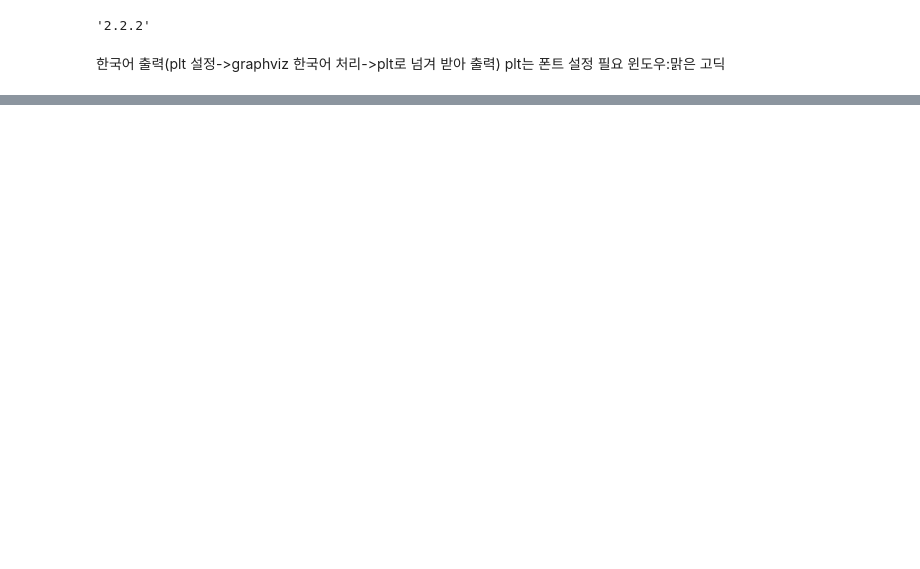
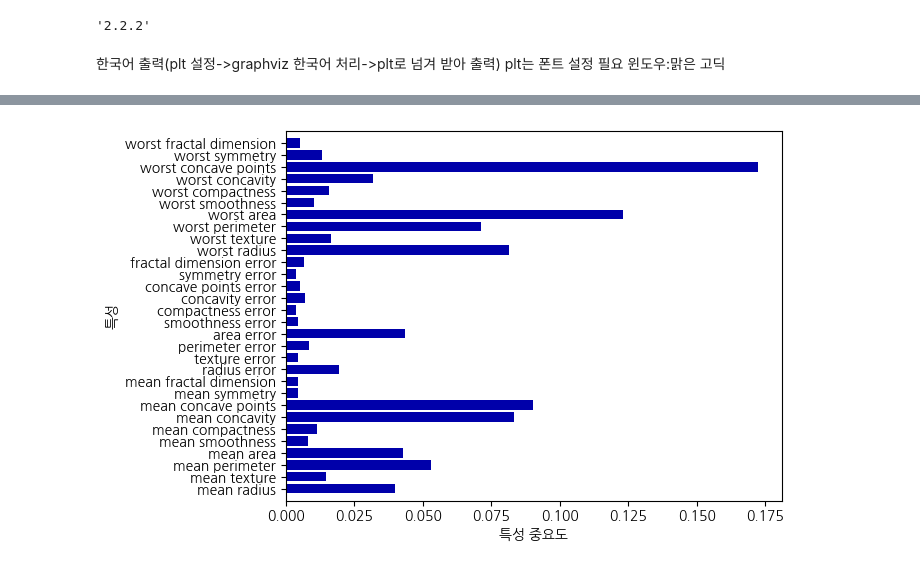
Before and after one commit to jgtaeeun/k_7MachineLearning, a Jupyter notebook: 03_decisiontree.ipynb, the cells around one changed output, grey strips where cells are left out. Drawn from its saved outputs; the diff is of its cells as text; code cells hidden in the pictures; blank space fills up the shorter version.

```diff
--- a/03_decisiontree.ipynb
+++ b/03_decisiontree.ipynb
@@ -44,0 +123,12 @@ Text(0.5, 1.0, '결정트리')
+# %%
+from sklearn.datasets import load_breast_cancer
+from sklearn.model_selection import train_test_split
+from sklearn.ensemble import RandomForestClassifier
+
+
+cancer = load_breast_cancer()
+X_train, X_test, y_train, y_test = train_test_split(cancer.data, cancer.target, random_state=42)
+forest =  RandomForestClassifier(n_estimators=100,random_state=42)
+forest .fit(X_train, y_train)
+forest .score(X_train , y_train) #훈련데이터 스코어가 100%이므로 과대적합이다. feature을 30개 다 쓴 것이다.
+print(forest .score(X_train , y_train),forest .score(X_test, y_test))
@@ -44,0 +150,4 @@ Text(0.5, 1.0, '결정트리')
+# %%
+plot_feat_importance(forest)
+# %% [output]
+[figure, added]
```
Also changed, not shown: parts of 26 cells of this notebook, 5 other files.
